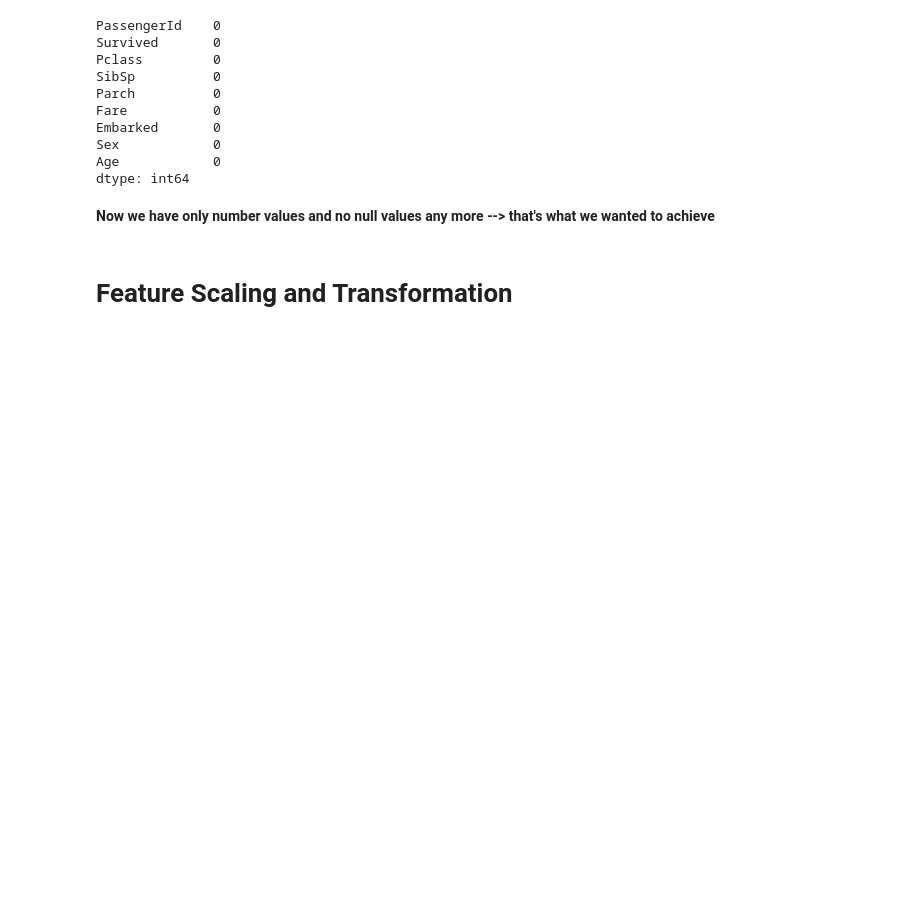
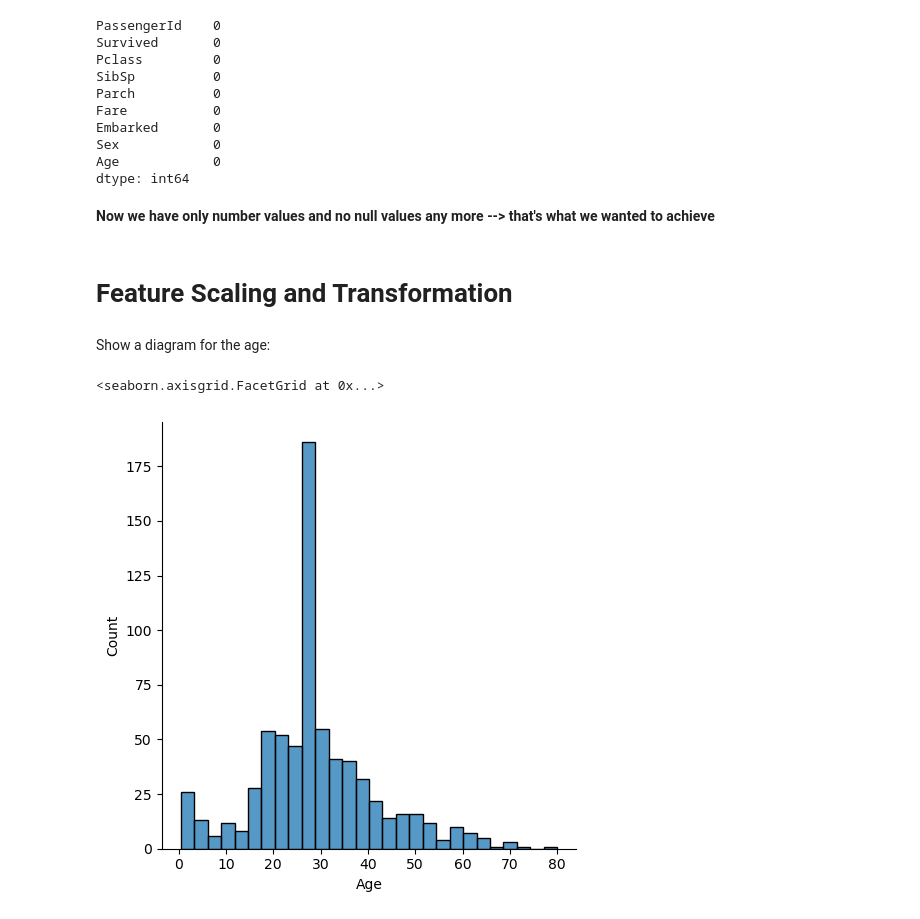
Before and after one commit to danielh1307/kaggle-titanic, a Jupyter notebook: titanic-kaggle.ipynb, the cells around one changed output. Drawn from its saved outputs; the diff is of its cells as text; code cells hidden in the pictures; blank space fills up the shorter version.

```diff
--- a/titanic-kaggle.ipynb
+++ b/titanic-kaggle.ipynb
@@ -455,3 +464,10 @@ dtype: int64
 **Now we have only number values and no null values any more --> that's what we wanted to achieve**
 # %% [markdown]
 # Feature Scaling and Transformation
+# %% [markdown]
+Show a diagram for the age:
+# %%
+sns.displot(data=titanic["Age"])
+# %% [output]
+<seaborn.axisgrid.FacetGrid at 0x...>
+[figure, added]
```
Also changed, not shown: parts of 41 cells of this notebook.
